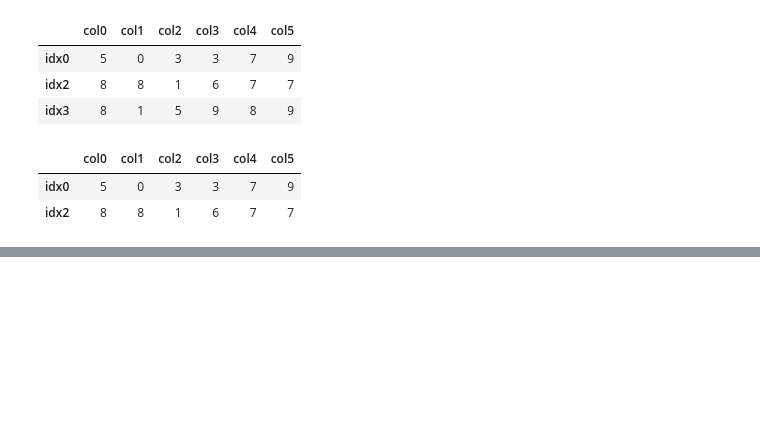
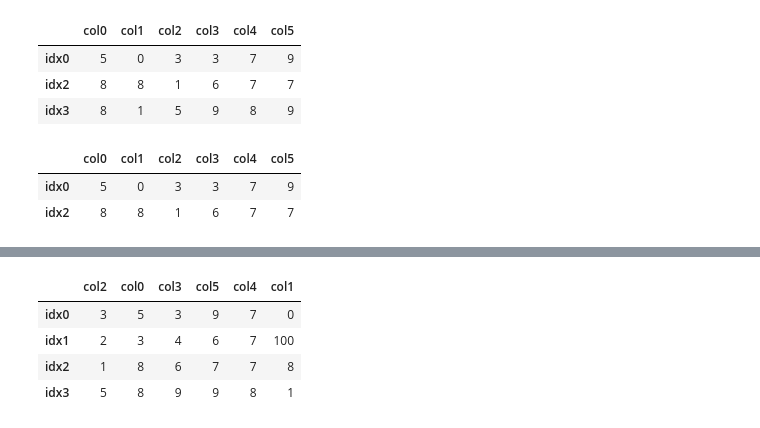
Before and after one commit to hc-sun/python-data-science, a Jupyter notebook: pandas.ipynb, the cells around one changed output, grey strips where cells are left out. Cells and saved outputs as stored; diff of their text form; code cells hidden in the pictures; blank space fills up the shorter version.

```diff
--- a/pandas.ipynb
+++ b/pandas.ipynb
@@ -208,0 +225,9 @@ df[(df['col0'] >= 5) & (df['col2'] < 5)]
+# %%
+# sort columns by row values
+df.sort_values('idx1', axis=1)
+# %% [output]
+|  | col2 | col0 | col3 | col5 | col4 | col1 |
+| idx0 | 3 | 5 | 3 | 9 | 7 | 0 |
+| idx1 | 2 | 3 | 4 | 6 | 7 | 100 |
+| idx2 | 1 | 8 | 6 | 7 | 7 | 8 |
+| idx3 | 5 | 8 | 9 | 9 | 8 | 1 |
```
Also changed, not shown: parts of 3 cells of this notebook.
